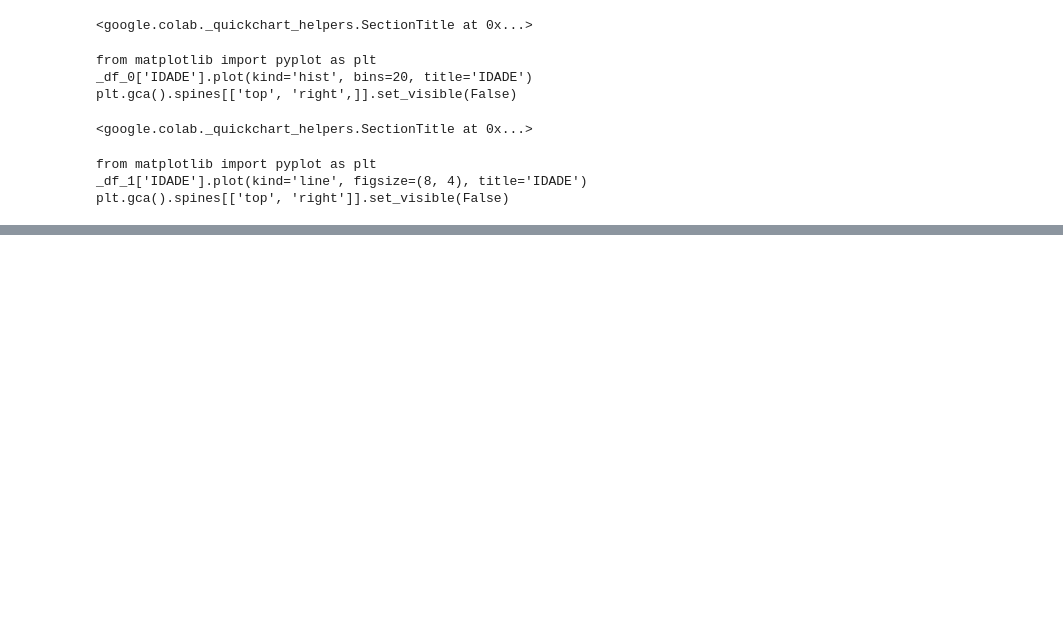
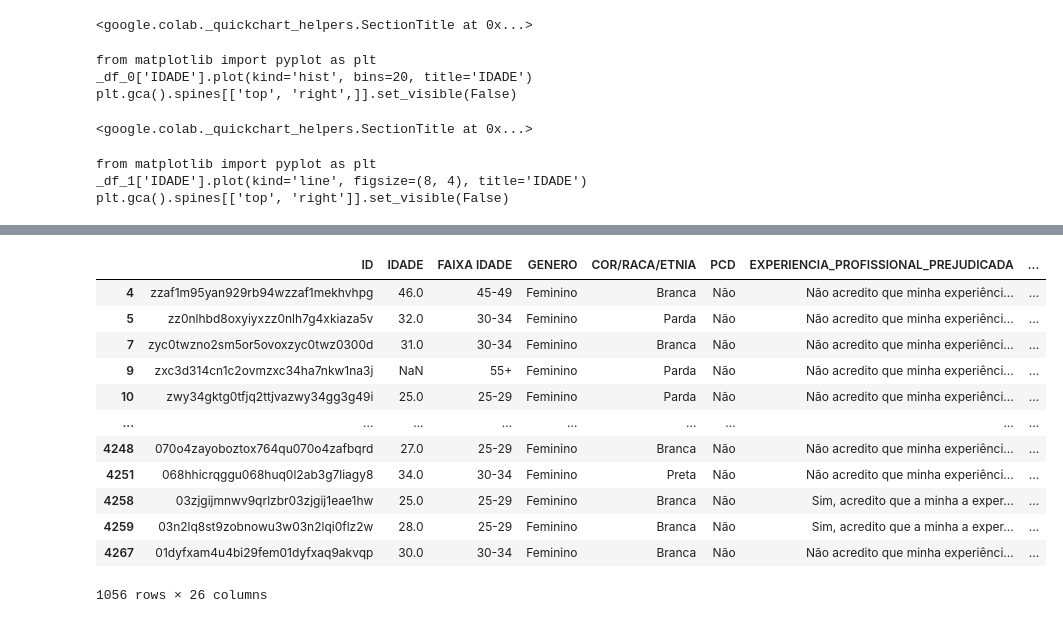
Before and after one commit to alessandrasarah/projetos-python, a Jupyter notebook: Uso_da_biblioteca_Pandas.ipynb, the cells around one changed output, grey strips where cells are left out. Saved outputs shown, nothing was run; the diff lists cells and outputs as text; code cells hidden in the pictures; blank space fills up the shorter version.

```diff
--- a/Uso_da_biblioteca_Pandas.ipynb
+++ b/Uso_da_biblioteca_Pandas.ipynb
@@ -101,0 +135,16 @@ plt.gca().spines[['top', 'right']].set_visible(False)
+# %%
+dados [dados['GENERO']=='Feminino']
+# %% [output]
+|  | ID | IDADE | FAIXA IDADE | GENERO | COR/RACA/ETNIA | PCD | EXPERIENCIA_PROFISSIONAL_PREJUDICADA | ... |
+| 4 | zzaf1m95yan929rb94wzzaf1mekhvhpg | 46.0 | 45-49 | Feminino | Branca | Não | Não acredito que minha experiênci... | ... |
+| 5 | zz0nlhbd8oxyiyxzz0nlh7g4xkiaza5v | 32.0 | 30-34 | Feminino | Parda | Não | Não acredito que minha experiênci... | ... |
+| 7 | zyc0twzno2sm5or5ovoxzyc0twz0300d | 31.0 | 30-34 | Feminino | Branca | Não | Não acredito que minha experiênci... | ... |
+| 9 | zxc3d314cn1c2ovmzxc34ha7nkw1na3j | NaN | 55+ | Feminino | Parda | Não | Não acredito que minha experiênci... | ... |
+| 10 | zwy34gktg0tfjq2ttjvazwy34gg3g49i | 25.0 | 25-29 | Feminino | Parda | Não | Não acredito que minha experiênci... | ... |
+| ... | ... | ... | ... | ... | ... | ... | ... | ... |
+| 4248 | 070o4zayoboztox764qu070o4zafbqrd | 27.0 | 25-29 | Feminino | Branca | Não | Não acredito que minha experiênci... | ... |
+| 4251 | 068hhicrqggu068huq0l2ab3g7liagy8 | 34.0 | 30-34 | Feminino | Preta | Não | Não acredito que minha experiênci... | ... |
+| 4258 | 03zjgijmnwv9qrlzbr03zjgij1eae1hw | 25.0 | 25-29 | Feminino | Branca | Não | Sim, acredito que a minha a exper... | ... |
+| 4259 | 03n2lq8st9zobnowu3w03n2lqi0flz2w | 28.0 | 25-29 | Feminino | Branca | Não | Sim, acredito que a minha a exper... | ... |
+| 4267 | 01dyfxam4u4bi29fem01dyfxaq9akvqp | 30.0 | 30-34 | Feminino | Branca | Não | Não acredito que minha experiênci... | ... |
+1056 rows × 26 columns
```
Also changed, not shown: parts of 9 cells of this notebook.
